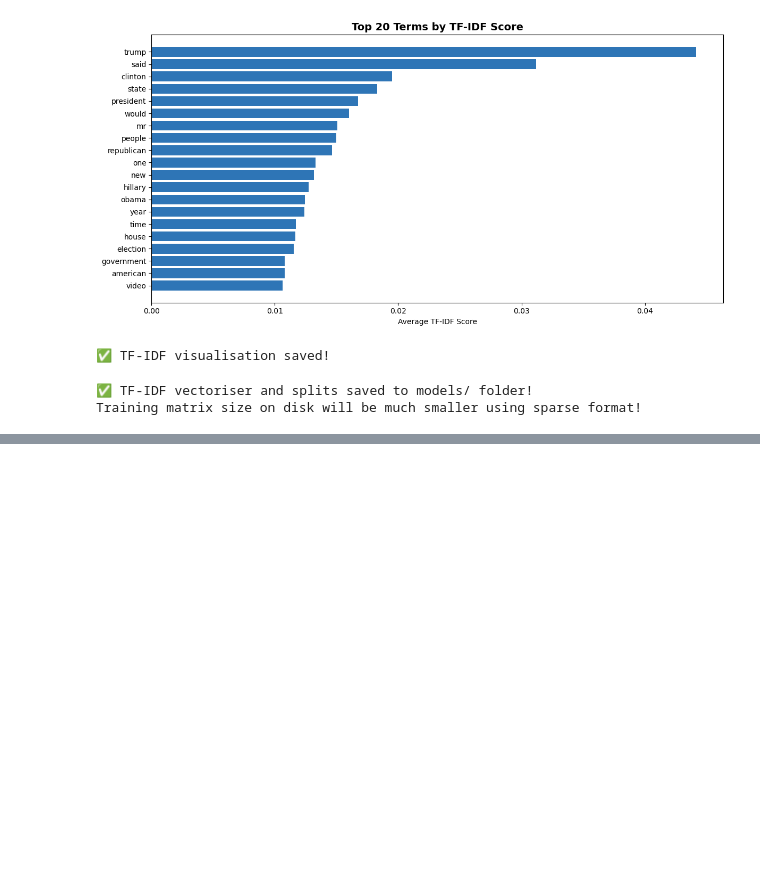
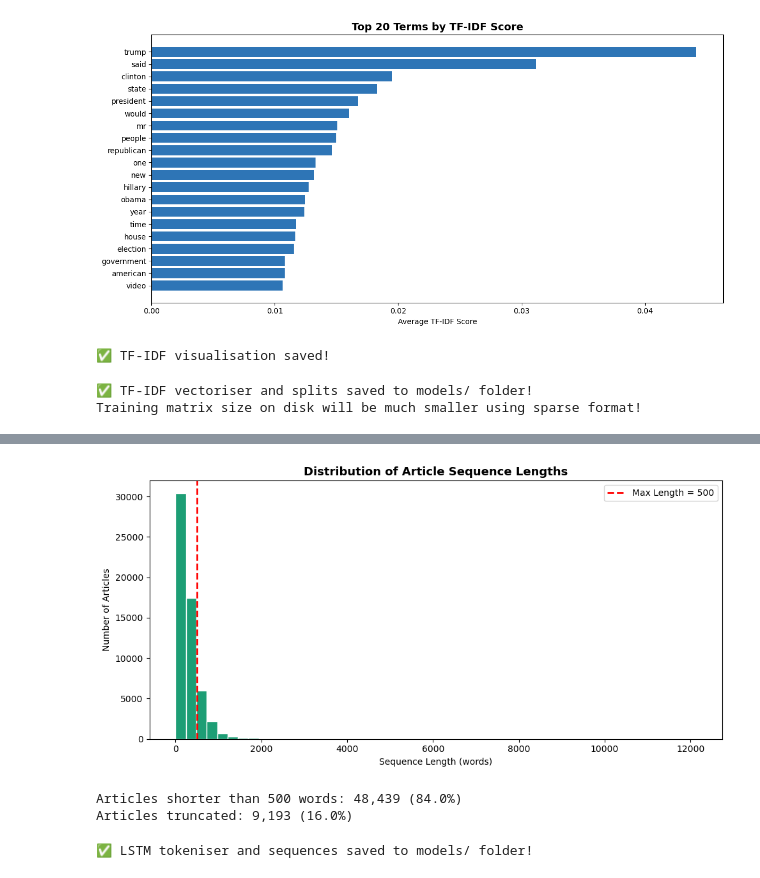
Before and after one commit to pulindu117/NLP_Group_04, a Jupyter notebook: notebooks/03_features_pulindu_pasanjith.ipynb, the cells around one changed output, grey strips where cells are left out. Cells and saved outputs as stored; diff of their text form; code cells hidden in the pictures; blank space fills up the shorter version.

Commit message:
Add LSTM tokenisation and padded sequences

```diff
--- a/notebooks/03_features_pulindu_pasanjith.ipynb
+++ b/notebooks/03_features_pulindu_pasanjith.ipynb
@@ -162,0 +191,16 @@ Training matrix size on disk will be much smaller using sparse format!
+# %%
+# Convert text to sequences
+X_train_seq = tokenizer.texts_to_sequences(X_train)
+X_test_seq = tokenizer.texts_to_sequences(X_test)
+
+# Pad sequences to same length
+X_train_pad = pad_sequences(X_train_seq, maxlen=MAX_LENGTH,
+                             padding='post', truncating='post')
+X_test_pad = pad_sequences(X_test_seq, maxlen=MAX_LENGTH,
+                            padding='post', truncating='post')
+
+print("✅ Sequences padded!")
+print(f"Training sequences shape:  {X_train_pad.shape}")
+print(f"Testing sequences shape:   {X_test_pad.shape}")
+print(f"\nSample sequence (first 20 tokens):")
+print(X_train_pad[0][:20])
@@ -162,0 +215,38 @@ Training matrix size on disk will be much smaller using sparse format!
+# %%
+# Check distribution of original sequence lengths
+seq_lengths = [len(seq) for seq in X_train_seq]
+
+plt.figure(figsize=(10, 5))
+plt.hist(seq_lengths, bins=50, color='#1D9E75', edgecolor='white')
+plt.axvline(x=MAX_LENGTH, color='red', linestyle='--',
+            linewidth=2, label=f'Max Length = {MAX_LENGTH}')
+plt.title('Distribution of Article Sequence Lengths', fontsize=13, fontweight='bold')
+plt.xlabel('Sequence Length (words)')
+plt.ylabel('Number of Articles')
+plt.legend()
+plt.tight_layout()
+plt.savefig('../screenshots/06_sequence_lengths.png', dpi=150, bbox_inches='tight')
+plt.show()
+
+print(f"Articles shorter than {MAX_LENGTH} words: "
+      f"{sum(1 for l in seq_lengths if l <= MAX_LENGTH):,} "
+      f"({sum(1 for l in seq_lengths if l <= MAX_LENGTH)/len(seq_lengths)*100:.1f}%)")
+print(f"Articles truncated: "
+      f"{sum(1 for l in seq_lengths if l > MAX_LENGTH):,} "
+      f"({sum(1 for l in seq_lengths if l > MAX_LENGTH)/len(seq_lengths)*100:.1f}%)")
+# %% [output]
+[figure, added]
+Articles shorter than 500 words: 48,439 (84.0%)
+Articles truncated: 9,193 (16.0%)
+# %%
+# Save tokeniser
+with open('../models/lstm_tokenizer.pkl', 'wb') as f:
+    pickle.dump(tokenizer, f)
+
+# Save padded sequences
+np.save('../models/X_train_pad.npy', X_train_pad)
+np.save('../models/X_test_pad.npy', X_test_pad)
+
+print("✅ LSTM tokeniser and sequences saved to models/ folder!")
+# %% [output]
+✅ LSTM tokeniser and sequences saved to models/ folder!
```
Also changed, not shown: parts of 3 cells of this notebook, 1 other file.
